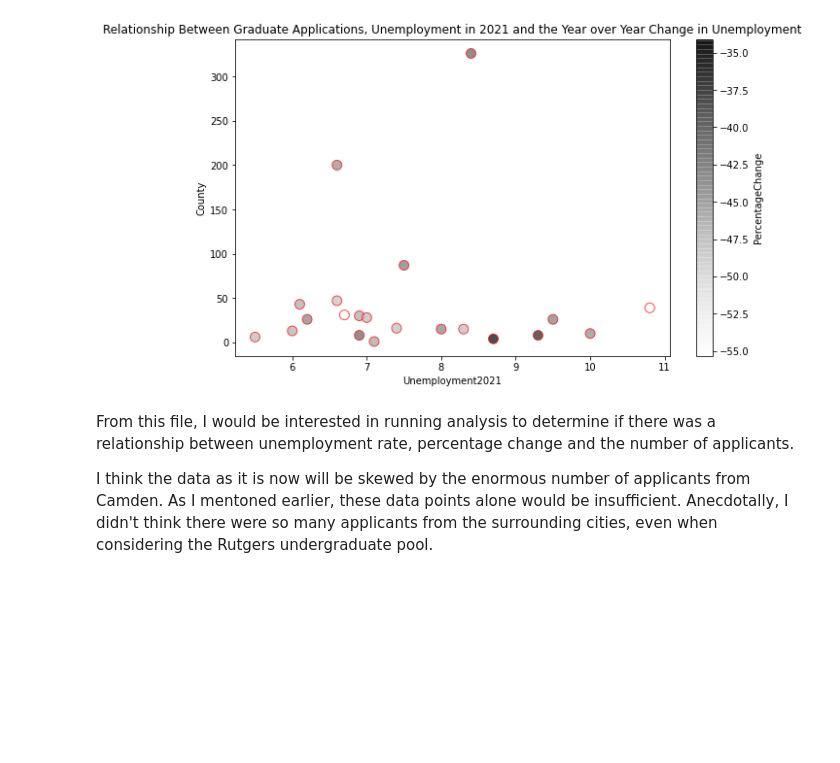
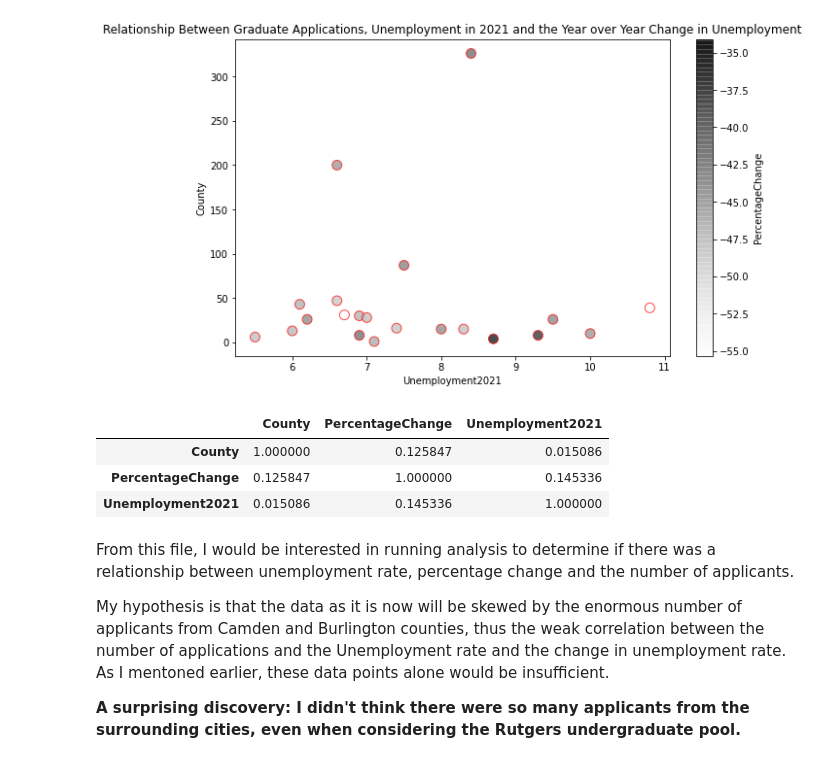
Before and after one commit to theaok/vis-sp23-ewattudo, a Jupyter notebook: ps2_pynb.ipynb, the cells around one changed output. Drawn from its saved outputs; the diff is of its cells as text; code cells hidden in the pictures; blank space fills up the shorter version.

```diff
--- a/ps2_pynb.ipynb
+++ b/ps2_pynb.ipynb
@@ -1008,7 +1008,17 @@ p_table.plot.scatter(x='Unemployment2021', y='County',c='PercentageChange', s=10
 plt.title("Relationship Between Graduate Applications, Unemployment in 2021 and the Year over Year Change in Unemployment");
 # %% [output]
 [figure]
+# %%
+corrM = p_table.corr()
+corrM
+# %% [output]
+|  | County | PercentageChange | Unemployment2021 |
+| County | 1.000000 | 0.125847 | 0.015086 |
+| PercentageChange | 0.125847 | 1.000000 | 0.145336 |
+| Unemployment2021 | 0.015086 | 0.145336 | 1.000000 |
 # %% [markdown]
 From this file, I would be interested in running analysis to determine if there was a relationship between unemployment rate, percentage change and the number of applicants.
 
-I think the data as it is now will be skewed by the enormous number of applicants from Camden. As I mentoned earlier, these data points alone would be insufficient. Anecdotally, I didn't think there were so many applicants from the surrounding cities, even when considering the Rutgers undergraduate pool.
+My hypothesis is that the data as it is now will be skewed by the enormous number of applicants from Camden and Burlington counties, thus the weak correlation between the number of applications and the Unemployment rate and the change in unemployment rate. As I mentoned earlier, these data points alone would be insufficient.
+
+**A surprising discovery: I didn't think there were so many applicants from the surrounding cities, even when considering the Rutgers undergraduate pool.**
```
